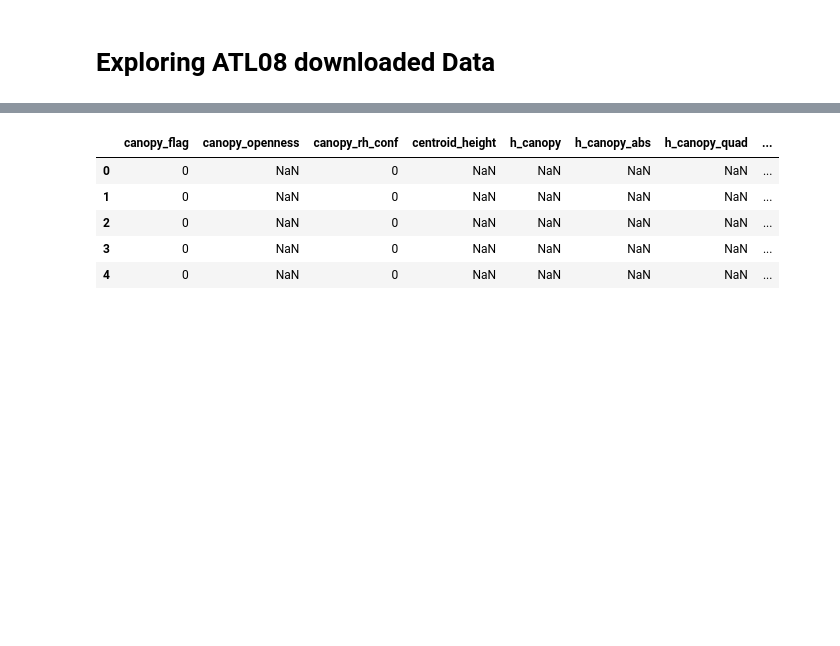
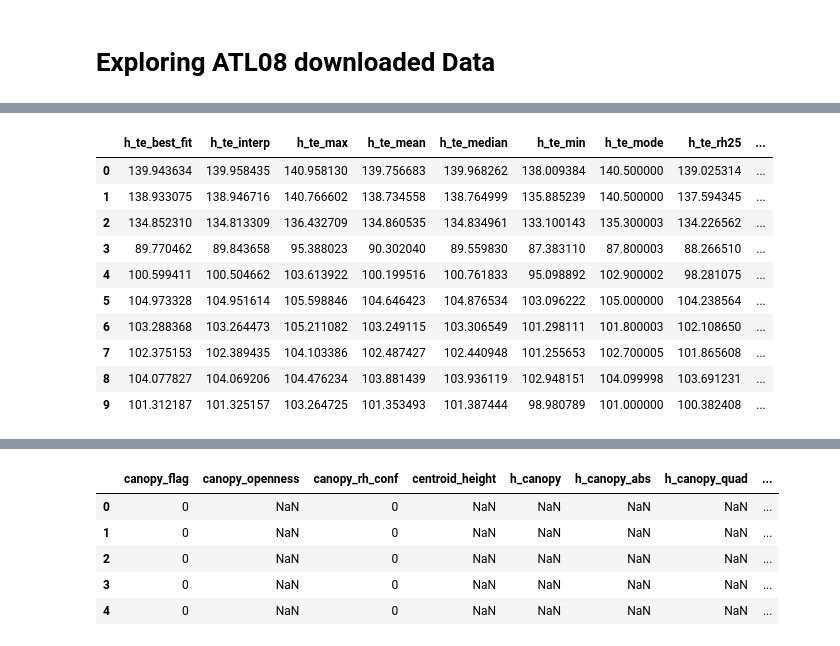
Before and after one commit to bidhya/icesat2, a Jupyter notebook: 20_ATL08_HDF_Exploration.ipynb, the cells around one changed output, grey strips where cells are left out. Saved outputs shown, nothing was run; the diff lists cells and outputs as text; code cells hidden in the pictures; blank space fills up the shorter version.

```diff
--- a/20_ATL08_HDF_Exploration.ipynb
+++ b/20_ATL08_HDF_Exploration.ipynb
@@ -34,7 +34,8 @@ warnings.simplefilter(action='ignore', category=FutureWarning)
 # icesat2_path = '/fs/byo/howat-data5/icesat2/EarthDEM/region_34_alaska_north/WV03_20190419_104001004BBE1B00_104001004B38E200_2m_lsf'
 # icesat2_path = 'test_data'
 # icesat2_path = '/home/yadav.111/howat.4/icesat2/rock_outcrop_ATL08'
-icesat2_path = '/home/yadav.111/howat.4/icesat2/mcmurdo_ATL08'
+# icesat2_path = '/home/yadav.111/howat.4/icesat2/mcmurdo_ATL08'
+icesat2_path = '/fs/project/howat.4/icesat2/snow_drone_ATL08_v5'
 # %%
 #Some global variables and definition
 short_name = 'ATL08' #'ATL08' #'ATL06'
@@ -79,2 +98,8 @@ list(fi.keys())
  'orbit_info',
  'quality_assessment']
+# %%
+# Choose the variable to extract [for ATL08]
+var = 'canopy'#'terrain' #'canopy'
+keys = fi[f'gt2r/land_segments/{var}'].keys()
+keys = list(keys)
+keys
@@ -80,0 +124,6 @@ list(fi.keys())
+# %%
+# k = keys[1]
+for k in keys:
+    print(k)
+    print(fi[f'gt2r/land_segments/canopy/{k}'][:].shape)
+    # print(fi['/gt2r/land_segments/terrain/h_te_mean'].attrs['_FillValue'])
@@ -81,9 +148,19 @@ list(fi.keys())
 # %%
-# Choose the variable to extract [for ATL08]
-var = 'terrain' #'canopy'
-keys = fi[f'gt1r/land_segments/{var}'].keys()
-keys = list(keys)
 var_dict = {}
 for k in keys:
-    var_dict[k] = fi[f'gt1r/land_segments/{var}/{k}'] #seems no data yet, seems just mapping; need to to [:] to get data
+    var_dict[k] = fi[f'gt2r/land_segments/{var}/{k}'] #seems no data yet, seems just mapping; need to to [:] to get data
 terrain = pd.DataFrame.from_dict(var_dict)
+# %%
+terrain
+# %% [output]
+|  | h_te_best_fit | h_te_interp | h_te_max | h_te_mean | h_te_median | h_te_min | h_te_mode | h_te_rh25 | ... |
+| 0 | 139.943634 | 139.958435 | 140.958130 | 139.756683 | 139.968262 | 138.009384 | 140.500000 | 139.025314 | ... |
+| 1 | 138.933075 | 138.946716 | 140.766602 | 138.734558 | 138.764999 | 135.885239 | 140.500000 | 137.594345 | ... |
+| 2 | 134.852310 | 134.813309 | 136.432709 | 134.860535 | 134.834961 | 133.100143 | 135.300003 | 134.226562 | ... |
+| 3 | 89.770462 | 89.843658 | 95.388023 | 90.302040 | 89.559830 | 87.383110 | 87.800003 | 88.266510 | ... |
+| 4 | 100.599411 | 100.504662 | 103.613922 | 100.199516 | 100.761833 | 95.098892 | 102.900002 | 98.281075 | ... |
+| 5 | 104.973328 | 104.951614 | 105.598846 | 104.646423 | 104.876534 | 103.096222 | 105.000000 | 104.238564 | ... |
+| 6 | 103.288368 | 103.264473 | 105.211082 | 103.249115 | 103.306549 | 101.298111 | 101.800003 | 102.108650 | ... |
+| 7 | 102.375153 | 102.389435 | 104.103386 | 102.487427 | 102.440948 | 101.255653 | 102.700005 | 101.865608 | ... |
+| 8 | 104.077827 | 104.069206 | 104.476234 | 103.881439 | 103.936119 | 102.948151 | 104.099998 | 103.691231 | ... |
+| 9 | 101.312187 | 101.325157 | 103.264725 | 101.353493 | 101.387444 | 98.980789 | 101.000000 | 100.382408 | ... |
```
Also changed, not shown: parts of 12 cells of this notebook, 9 other files.
